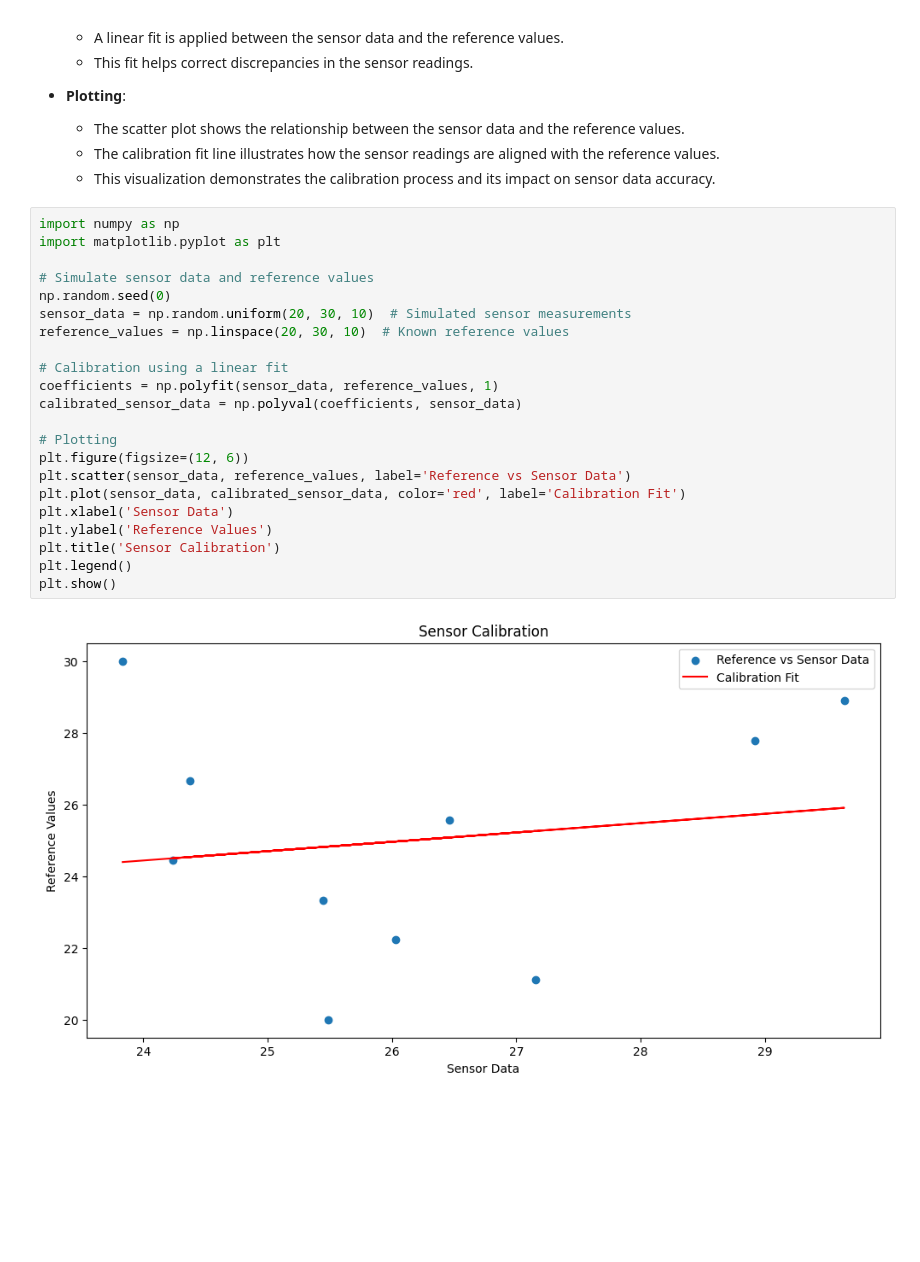
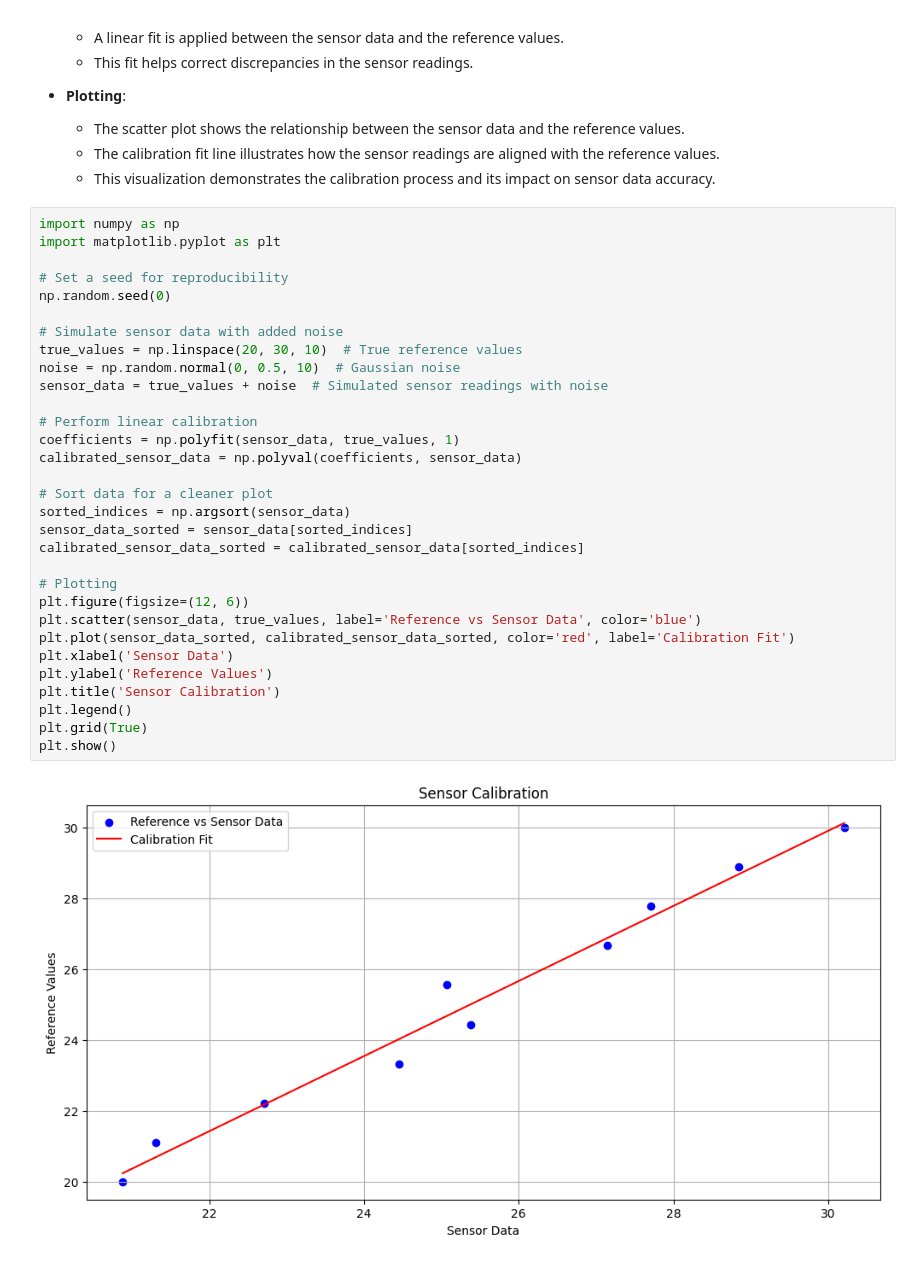
Before and after one commit to FaridSoroush/Image_and_Signal_Processing, a Jupyter notebook: signal_processing.ipynb, the cells around one changed output. Drawn from its saved outputs; the diff is of its cells as text; blank space fills up the shorter version.

```diff
--- a/signal_processing.ipynb
+++ b/signal_processing.ipynb
@@ -172,24 +172,33 @@ Sensor calibration is essential to ensure the accuracy of sensor measurements by
 # %%
 import numpy as np
 import matplotlib.pyplot as plt
 
-# Simulate sensor data and reference values
+# Set a seed for reproducibility
 np.random.seed(0)
-sensor_data = np.random.uniform(20, 30, 10)  # Simulated sensor measurements
-reference_values = np.linspace(20, 30, 10)  # Known reference values
 
-# Calibration using a linear fit
-coefficients = np.polyfit(sensor_data, reference_values, 1)
+# Simulate sensor data with added noise
+true_values = np.linspace(20, 30, 10)  # True reference values
+noise = np.random.normal(0, 0.5, 10)  # Gaussian noise
+sensor_data = true_values + noise  # Simulated sensor readings with noise
+
+# Perform linear calibration
+coefficients = np.polyfit(sensor_data, true_values, 1)
 calibrated_sensor_data = np.polyval(coefficients, sensor_data)
+
+# Sort data for a cleaner plot
+sorted_indices = np.argsort(sensor_data)
+sensor_data_sorted = sensor_data[sorted_indices]
+calibrated_sensor_data_sorted = calibrated_sensor_data[sorted_indices]
 
 # Plotting
 plt.figure(figsize=(12, 6))
-plt.scatter(sensor_data, reference_values, label='Reference vs Sensor Data')
-plt.plot(sensor_data, calibrated_sensor_data, color='red', label='Calibration Fit')
+plt.scatter(sensor_data, true_values, label='Reference vs Sensor Data', color='blue')
+plt.plot(sensor_data_sorted, calibrated_sensor_data_sorted, color='red', label='Calibration Fit')
 plt.xlabel('Sensor Data')
 plt.ylabel('Reference Values')
 plt.title('Sensor Calibration')
 plt.legend()
+plt.grid(True)
 plt.show()
 # %% [output]
-[figure, old version]
+[figure, new version]
```
